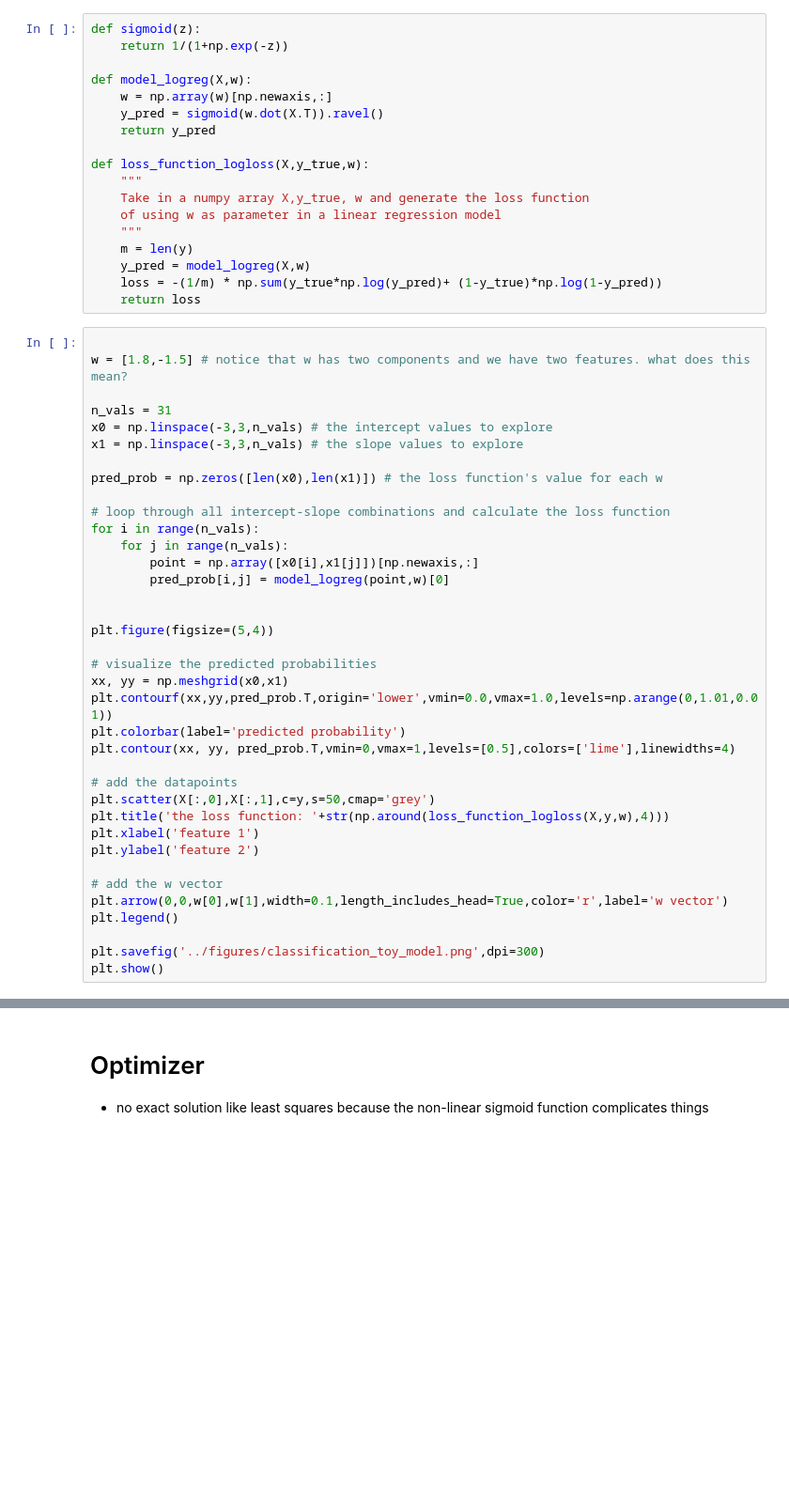
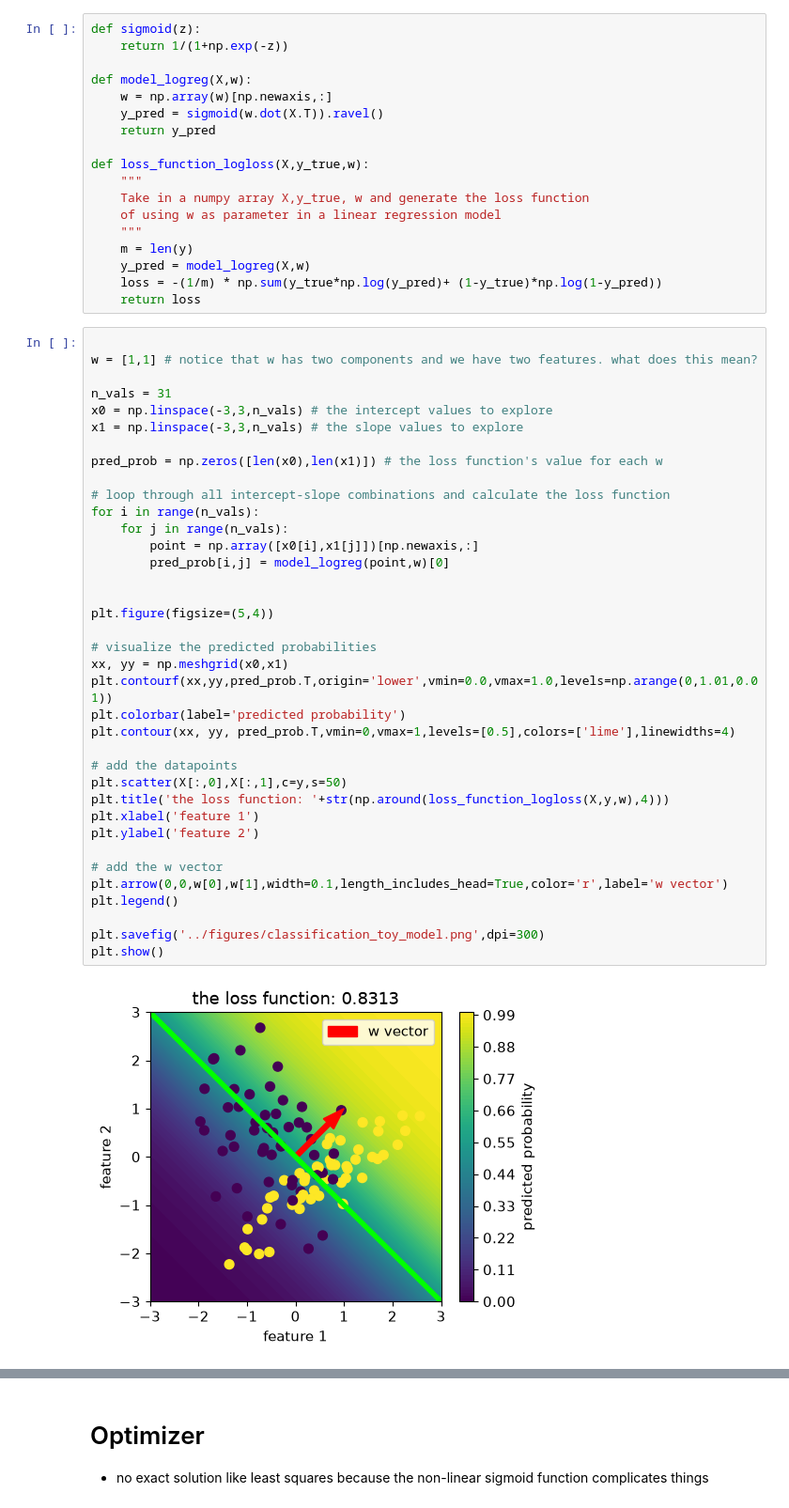
Before and after one commit to BrownDSI/DATA1030-fall2026, a Jupyter notebook: lectures/lecture07 - linear models.ipynb, the cells around one changed output, grey strips where cells are left out. Shown at 94% size. Saved outputs shown, nothing was run; the diff lists cells and outputs as text; blank space fills up the shorter version.

```diff
--- a/lectures/lecture07 - linear models.ipynb
+++ b/lectures/lecture07 - linear models.ipynb
@@ -343,39 +386,41 @@ def loss_function_logloss(X,y_true,w):
     return loss
 # %%
 
-w = [1.8,-1.5] # notice that w has two components and we have two features. what does this mean?
+w = [1,1] # notice that w has two components and we have two features. what does this mean?
 
 n_vals = 31
 x0 = np.linspace(-3,3,n_vals) # the intercept values to explore
 x1 = np.linspace(-3,3,n_vals) # the slope values to explore
 
 pred_prob = np.zeros([len(x0),len(x1)]) # the loss function's value for each w
 
 # loop through all intercept-slope combinations and calculate the loss function
 for i in range(n_vals):
     for j in range(n_vals):
         point = np.array([x0[i],x1[j]])[np.newaxis,:]
         pred_prob[i,j] = model_logreg(point,w)[0]
 
 
 plt.figure(figsize=(5,4))
 
 # visualize the predicted probabilities
 xx, yy = np.meshgrid(x0,x1)
 plt.contourf(xx,yy,pred_prob.T,origin='lower',vmin=0.0,vmax=1.0,levels=np.arange(0,1.01,0.01))
 plt.colorbar(label='predicted probability')
 plt.contour(xx, yy, pred_prob.T,vmin=0,vmax=1,levels=[0.5],colors=['lime'],linewidths=4)
 
 # add the datapoints
-plt.scatter(X[:,0],X[:,1],c=y,s=50,cmap='grey')
+plt.scatter(X[:,0],X[:,1],c=y,s=50)
 plt.title('the loss function: '+str(np.around(loss_function_logloss(X,y,w),4)))
 plt.xlabel('feature 1')
 plt.ylabel('feature 2')
 
 # add the w vector
 plt.arrow(0,0,w[0],w[1],width=0.1,length_includes_head=True,color='r',label='w vector')
 plt.legend()
 
 plt.savefig('../figures/classification_toy_model.png',dpi=300)
 plt.show()
+# %% [output]
+[figure, added]
 # %% [markdown]
```
Also changed, not shown: parts of 13 cells of this notebook, 7 other files.
